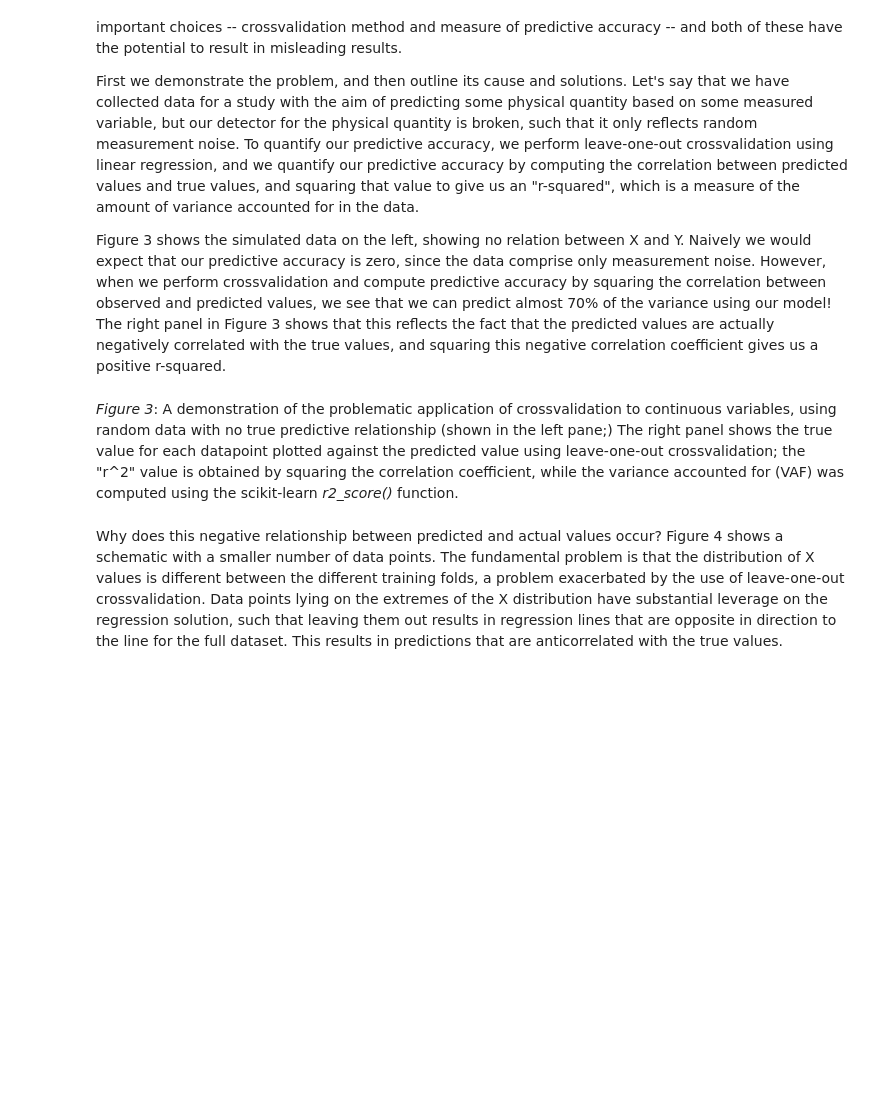
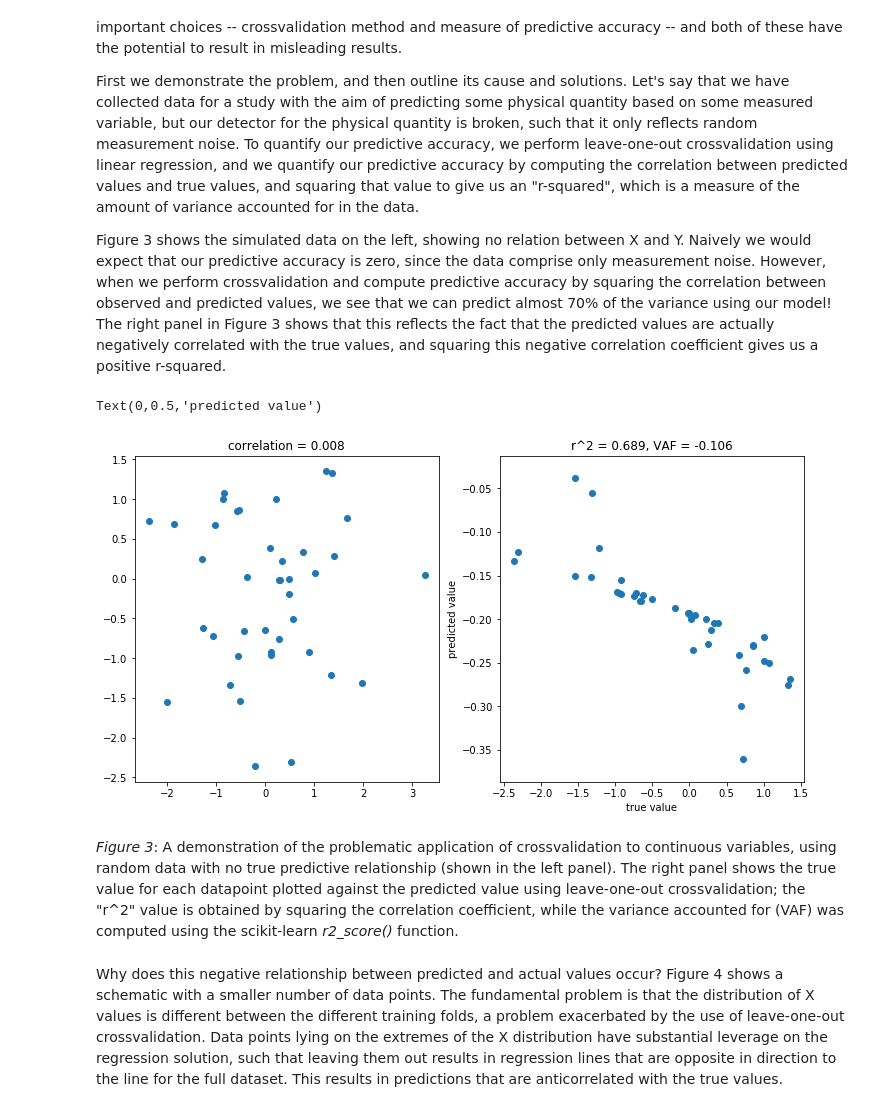
Before and after one commit to poldrack/PredictionCV, a Jupyter notebook: PredictionPaper.ipynb, the cells around one changed output. Cells and saved outputs as stored; diff of their text form; code cells hidden in the pictures; blank space fills up the shorter version.

```diff
--- a/PredictionPaper.ipynb
+++ b/PredictionPaper.ipynb
@@ -283,33 +293,36 @@ Figure 3 shows the simulated data on the left, showing no relation between X and
 # %%
 ## generate null data and perform regression cross-validation
 numpy.random.seed(12345)
 npts = 40
 X = numpy.random.randn(npts)
 y = numpy.random.randn(npts)
 
 loo = LeaveOneOut()
 lr = LinearRegression()
 pred = numpy.zeros(y.shape)
 for train_index, test_index in loo.split(X):
     X_train, X_test = X[train_index], X[test_index]
     y_train, y_test = y[train_index], y[test_index]
     lr.fit(X_train[:,numpy.newaxis],y_train)
     pred[test_index] = lr.predict(X_test[:,numpy.newaxis])
 
 plt.figure(figsize=(12,6))
 plt.subplot(1,2,1)
-plt.scatter(X,Y)
-plt.title('correlation = %0.3f'%numpy.corrcoef(X,Y)[0,1])
+plt.scatter(X,y)
+plt.title('correlation = %0.3f'%numpy.corrcoef(X,y)[0,1])
 
 
 plt.subplot(1,2,2)
 plt.scatter(y,pred)
 plt.title('r^2 = %0.3f, VAF = %0.3f'%(numpy.corrcoef(y,pred)[0,1]**2,
          metrics.r2_score(y,pred)))
 plt.xlabel('true value')
 plt.ylabel('predicted value')
+# %% [output]
+Text(0,0.5,'predicted value')
+[figure, added]
 # %% [markdown]
-*Figure 3*: A demonstration of the problematic application of crossvalidation to continuous variables, using random data with no true predictive relationship (shown in the left pane;)  The right panel  shows the true value for each datapoint plotted against the predicted value using leave-one-out crossvalidation; the "r^2" value is obtained by squaring the correlation coefficient, while the variance accounted for (VAF) was computed using the scikit-learn *r2_score()* function.
+*Figure 3*: A demonstration of the problematic application of crossvalidation to continuous variables, using random data with no true predictive relationship (shown in the left panel).  The right panel shows the true value for each datapoint plotted against the predicted value using leave-one-out crossvalidation; the "r^2" value is obtained by squaring the correlation coefficient, while the variance accounted for (VAF) was computed using the scikit-learn *r2_score()* function.
 # %% [markdown]
 Why does this negative relationship between predicted and actual values occur?  Figure 4 shows a schematic with a smaller number of data points.  The fundamental problem is that the distribution of X values is different between the different training folds, a problem exacerbated by the use of leave-one-out crossvalidation.  Data points lying on the extremes of the X distribution have substantial leverage on the regression solution, such that leaving them out results in regression lines that are opposite in direction to the line for the full dataset.  This results in predictions that are anticorrelated with the true values.
 # %%
```
Also changed, not shown: parts of 20 cells of this notebook.
